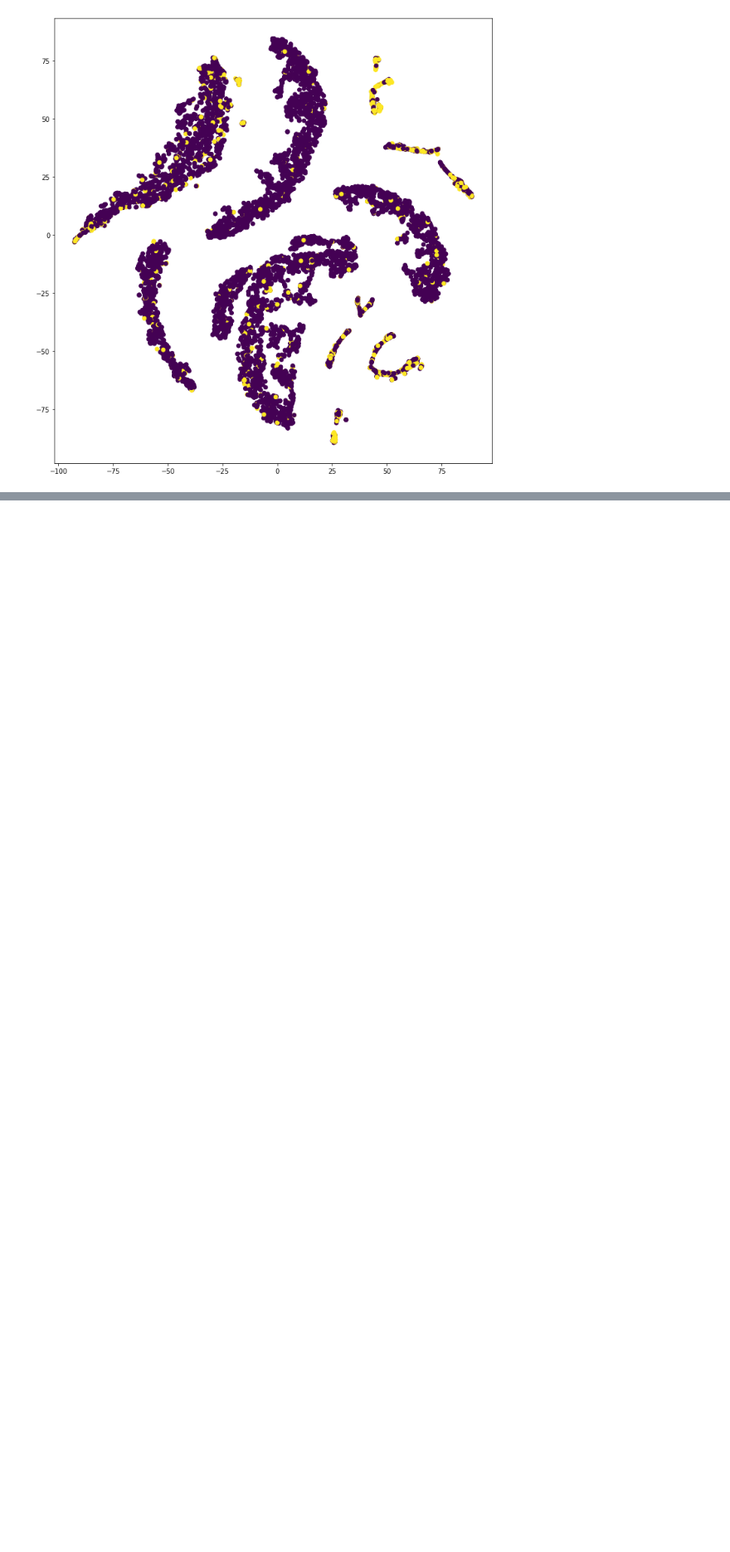
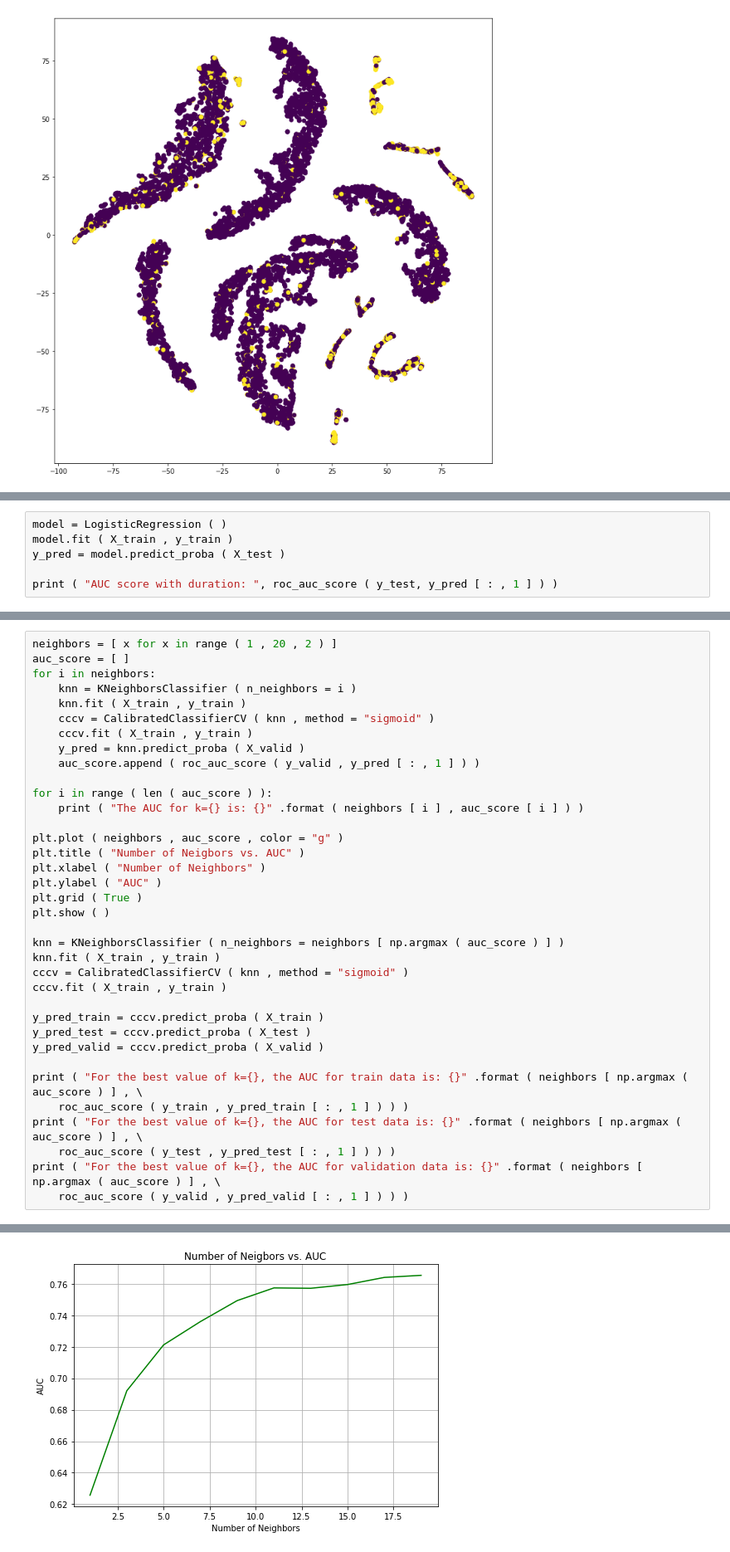
Before and after one commit to sneharth/Data-Science, a Jupyter notebook: Bank Marketing/Bank Telemarketing.ipynb, the cells around one changed output, grey strips where cells are left out. Shown at 83% size. Saved outputs shown, nothing was run; the diff lists cells and outputs as text; blank space fills up the shorter version.

```diff
--- a/Bank Marketing/Bank Telemarketing.ipynb
+++ b/Bank Marketing/Bank Telemarketing.ipynb
@@ -450,0 +463,6 @@ plt.show ( )
+# %%
+model = LogisticRegression ( )
+model.fit ( X_train , y_train )
+y_pred = model.predict_proba ( X_test )
+
+print ( "AUC score with duration: ", roc_auc_score ( y_test, y_pred [ : , 1 ] ) )
@@ -450,0 +473,37 @@ plt.show ( )
+# %%
+neighbors = [ x for x in range ( 1 , 20 , 2 ) ]
+auc_score = [ ]
+for i in neighbors:
+    knn = KNeighborsClassifier ( n_neighbors = i )
+    knn.fit ( X_train , y_train )
+    cccv = CalibratedClassifierCV ( knn , method = "sigmoid" )
+    cccv.fit ( X_train , y_train )
+    y_pred = knn.predict_proba ( X_valid )
+    auc_score.append ( roc_auc_score ( y_valid , y_pred [ : , 1 ] ) )
+
+for i in range ( len ( auc_score ) ):
+    print ( "The AUC for k={} is: {}" .format ( neighbors [ i ] , auc_score [ i ] ) )
+
+plt.plot ( neighbors , auc_score , color = "g" )
+plt.title ( "Number of Neigbors vs. AUC" )
+plt.xlabel ( "Number of Neighbors" )
+plt.ylabel ( "AUC" )
+plt.grid ( True )
+plt.show ( )
+
+knn = KNeighborsClassifier ( n_neighbors = neighbors [ np.argmax ( auc_score ) ] )
+knn.fit ( X_train , y_train )
+cccv = CalibratedClassifierCV ( knn , method = "sigmoid" )
+cccv.fit ( X_train , y_train )
+
+y_pred_train = cccv.predict_proba ( X_train )
+y_pred_test = cccv.predict_proba ( X_test )
+y_pred_valid = cccv.predict_proba ( X_valid )
+
+print ( "For the best value of k={}, the AUC for train data is: {}" .format ( neighbors [ np.argmax ( auc_score ) ] , \
+    roc_auc_score ( y_train , y_pred_train [ : , 1 ] ) ) )
+print ( "For the best value of k={}, the AUC for test data is: {}" .format ( neighbors [ np.argmax ( auc_score ) ] , \
+    roc_auc_score ( y_test , y_pred_test [ : , 1 ] ) ) )
+print ( "For the best value of k={}, the AUC for validation data is: {}" .format ( neighbors [ np.argmax ( auc_score ) ] , \
+    roc_auc_score ( y_valid , y_pred_valid [ : , 1 ] ) ) )
+# %% [output]
@@ -450,0 +520 @@ plt.show ( )
+[figure, added]
```
Also changed, not shown: parts of 6 cells of this notebook.
